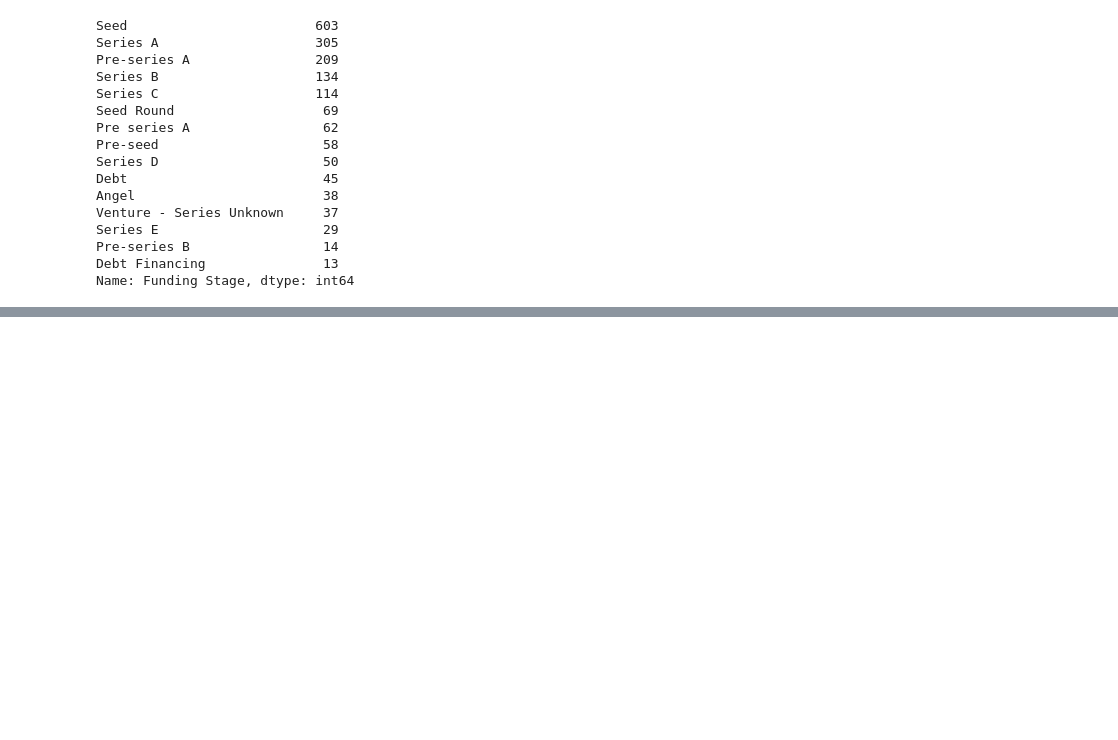
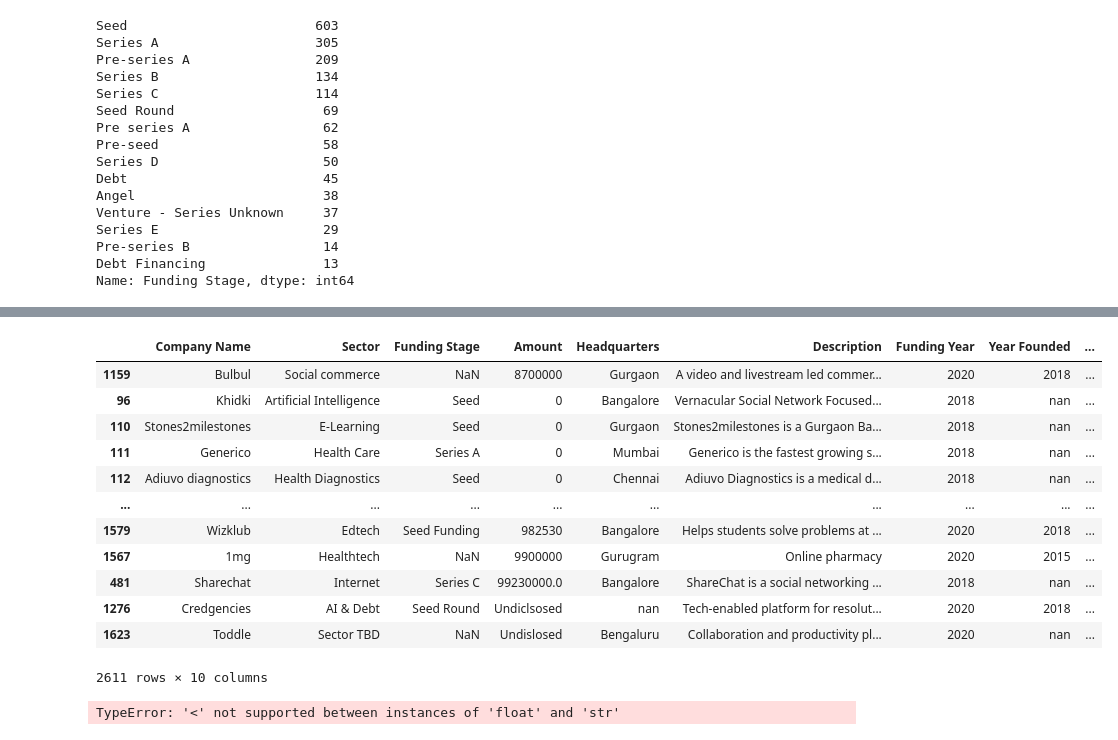
Before and after one commit to GYASIHAYFORD/TEAM_HAVANA1, a Jupyter notebook: Indian_Start_Up_Fund.ipynb, the cells around one changed output, grey strips where cells are left out. Drawn from its saved outputs; the diff is of its cells as text; code cells hidden in the pictures; blank space fills up the shorter version.

```diff
--- a/Indian_Start_Up_Fund.ipynb
+++ b/Indian_Start_Up_Fund.ipynb
@@ -660,0 +688,24 @@ Name: Funding Stage, dtype: int64
+# %%
+pd.set_option('display.float_format', lambda x: '%.2f' % x)
+# %%
+# Replacing all Nulls with zero
+complete_set.loc[complete_set["Amount"] == "nan", "Amount"] = np.nan
+complete_set["Amount"].fillna(0.00,inplace = True)
+# %%
+#a copy of the DataFrame sorted by Amount
+amt_sorting = (complete_set.loc[complete_set["Amount"] != 0]).round(2).sort_values(by = "Amount")
+amt_sorting
+# %% [output]
+|  | Company Name | Sector | Funding Stage | Amount | Headquarters | Description | Funding Year | Year Founded | ... |
+| 1159 | Bulbul | Social commerce | NaN | 8700000 | Gurgaon | A video and livestream led commer... | 2020 | 2018 | ... |
+| 96 | Khidki | Artificial Intelligence | Seed | 0 | Bangalore | Vernacular Social Network Focused... | 2018 | nan | ... |
+| 110 | Stones2milestones | E-Learning | Seed | 0 | Gurgaon | Stones2milestones is a Gurgaon Ba... | 2018 | nan | ... |
+| 111 | Generico | Health Care | Series A | 0 | Mumbai | Generico is the fastest growing s... | 2018 | nan | ... |
+| 112 | Adiuvo diagnostics | Health Diagnostics | Seed | 0 | Chennai | Adiuvo Diagnostics is a medical d... | 2018 | nan | ... |
+| ... | ... | ... | ... | ... | ... | ... | ... | ... | ... |
+| 1579 | Wizklub | Edtech | Seed Funding | 982530 | Bangalore | Helps students solve problems at ... | 2020 | 2018 | ... |
+| 1567 | 1mg | Healthtech | NaN | 9900000 | Gurugram | Online pharmacy | 2020 | 2015 | ... |
+| 481 | Sharechat | Internet | Series C | 99230000.0 | Bangalore | ShareChat is a social networking ... | 2018 | nan | ... |
+| 1276 | Credgencies | AI & Debt | Seed Round | Undiclsosed | nan | Tech-enabled platform for resolut... | 2020 | 2018 | ... |
+| 1623 | Toddle | Sector TBD | NaN | Undislosed | Bengaluru | Collaboration and productivity pl... | 2020 | nan | ... |
+2611 rows × 10 columns
@@ -660,0 +720,9 @@ Name: Funding Stage, dtype: int64
+# %%
+#Chec Outliers
+outliers = outliers_using_IQR(complete_set["Amount"])
+print("Number of outliers: " + str(len(outliers)), "\n")
+print("Outliers percentage of total: " + str((((len(outliers))/len(complete_set["Amount"])*100))) + "%", "\n")
+print("Max outlier value: " + str(outliers.max()), "\n")
+print("Min outlier value: " + str(outliers.min()), "\n")
+# %% [output]
+TypeError: '<' not supported between instances of 'float' and 'str'
```
Also changed, not shown: parts of 5 cells of this notebook, 1 other file.
